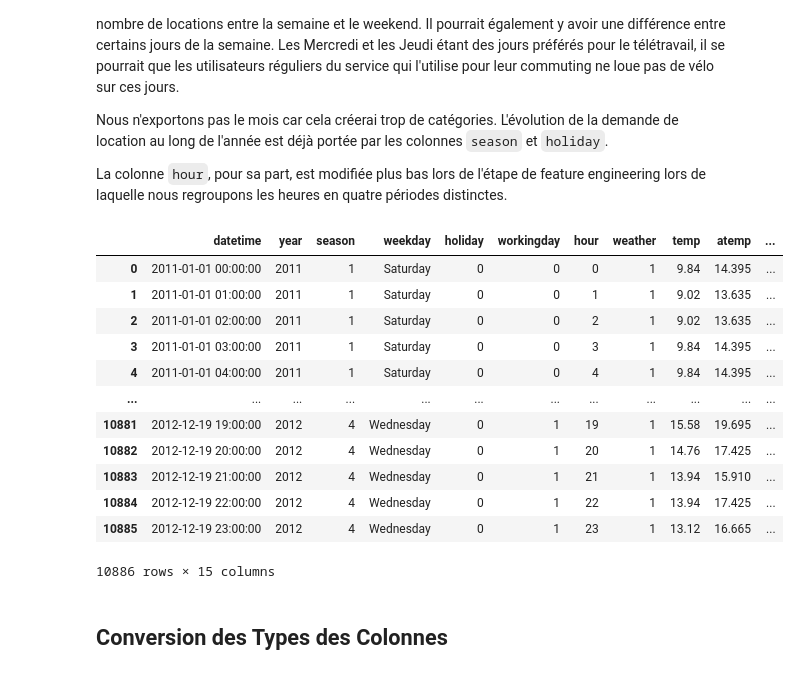
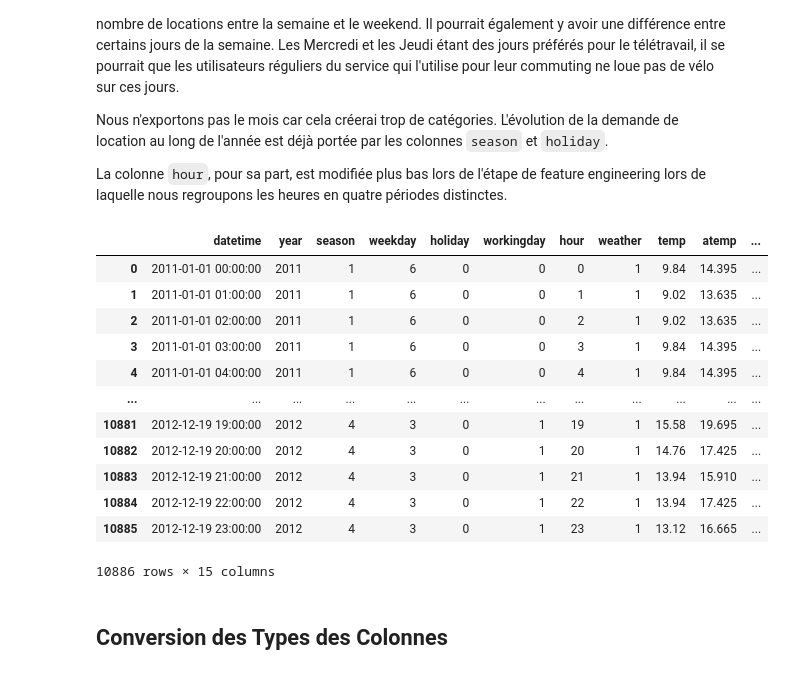
Before and after one commit to Antoine101/Bike-Sharing-Demand, a Jupyter notebook: Bike Sharing Demand.ipynb, the cells around one changed output. Saved outputs shown, nothing was run; the diff lists cells and outputs as text; code cells hidden in the pictures.

```diff
--- a/Bike Sharing Demand.ipynb
+++ b/Bike Sharing Demand.ipynb
@@ -96,30 +97,30 @@ La colonne `hour`, pour sa part, est modifiée plus bas lors de l'étape de feat
 # %%
 # Conversion de la colonne `datetime` au type datetime
 dataset["datetime"] = pd.to_datetime(dataset["datetime"])
 # Extraction de l'année des timestamps et insertion de la nouvelle colonne `year` dans le dataset
 year = dataset["datetime"].dt.year
 dataset.insert(loc=1, column="year", value=year)
 # Extraction du jour de la semaine des timestamps et insertion de la nouvelle colonne `weekday` dans le dataset
-weekday = dataset["datetime"].apply(lambda x: calendar.day_name[x.weekday()])
+weekday = dataset["datetime"].apply(lambda x: x.weekday()+1)
 dataset.insert(loc=3, column="weekday", value=weekday)
 # Extraction de l'heure des timestamps et insertion de la nouvelle colonne `hour` dans le dataset
 hour = dataset["datetime"].dt.hour
 dataset.insert(loc=6, column="hour", value=hour)
 
 dataset
 # %% [output]
 |  | datetime | year | season | weekday | holiday | workingday | hour | weather | temp | atemp | ... |
-| 0 | 2011-01-01 00:00:00 | 2011 | 1 | Saturday | 0 | 0 | 0 | 1 | 9.84 | 14.395 | ... |
-| 1 | 2011-01-01 01:00:00 | 2011 | 1 | Saturday | 0 | 0 | 1 | 1 | 9.02 | 13.635 | ... |
-| 2 | 2011-01-01 02:00:00 | 2011 | 1 | Saturday | 0 | 0 | 2 | 1 | 9.02 | 13.635 | ... |
-| 3 | 2011-01-01 03:00:00 | 2011 | 1 | Saturday | 0 | 0 | 3 | 1 | 9.84 | 14.395 | ... |
-| 4 | 2011-01-01 04:00:00 | 2011 | 1 | Saturday | 0 | 0 | 4 | 1 | 9.84 | 14.395 | ... |
+| 0 | 2011-01-01 00:00:00 | 2011 | 1 | 6 | 0 | 0 | 0 | 1 | 9.84 | 14.395 | ... |
+| 1 | 2011-01-01 01:00:00 | 2011 | 1 | 6 | 0 | 0 | 1 | 1 | 9.02 | 13.635 | ... |
+| 2 | 2011-01-01 02:00:00 | 2011 | 1 | 6 | 0 | 0 | 2 | 1 | 9.02 | 13.635 | ... |
+| 3 | 2011-01-01 03:00:00 | 2011 | 1 | 6 | 0 | 0 | 3 | 1 | 9.84 | 14.395 | ... |
+| 4 | 2011-01-01 04:00:00 | 2011 | 1 | 6 | 0 | 0 | 4 | 1 | 9.84 | 14.395 | ... |
 | ... | ... | ... | ... | ... | ... | ... | ... | ... | ... | ... | ... |
-| 10881 | 2012-12-19 19:00:00 | 2012 | 4 | Wednesday | 0 | 1 | 19 | 1 | 15.58 | 19.695 | ... |
-| 10882 | 2012-12-19 20:00:00 | 2012 | 4 | Wednesday | 0 | 1 | 20 | 1 | 14.76 | 17.425 | ... |
-| 10883 | 2012-12-19 21:00:00 | 2012 | 4 | Wednesday | 0 | 1 | 21 | 1 | 13.94 | 15.910 | ... |
-| 10884 | 2012-12-19 22:00:00 | 2012 | 4 | Wednesday | 0 | 1 | 22 | 1 | 13.94 | 17.425 | ... |
-| 10885 | 2012-12-19 23:00:00 | 2012 | 4 | Wednesday | 0 | 1 | 23 | 1 | 13.12 | 16.665 | ... |
+| 10881 | 2012-12-19 19:00:00 | 2012 | 4 | 3 | 0 | 1 | 19 | 1 | 15.58 | 19.695 | ... |
+| 10882 | 2012-12-19 20:00:00 | 2012 | 4 | 3 | 0 | 1 | 20 | 1 | 14.76 | 17.425 | ... |
+| 10883 | 2012-12-19 21:00:00 | 2012 | 4 | 3 | 0 | 1 | 21 | 1 | 13.94 | 15.910 | ... |
+| 10884 | 2012-12-19 22:00:00 | 2012 | 4 | 3 | 0 | 1 | 22 | 1 | 13.94 | 17.425 | ... |
+| 10885 | 2012-12-19 23:00:00 | 2012 | 4 | 3 | 0 | 1 | 23 | 1 | 13.12 | 16.665 | ... |
 10886 rows × 15 columns
 # %% [markdown]
 ## Conversion des Types des Colonnes
```
Also changed, not shown: parts of 96 cells of this notebook.
